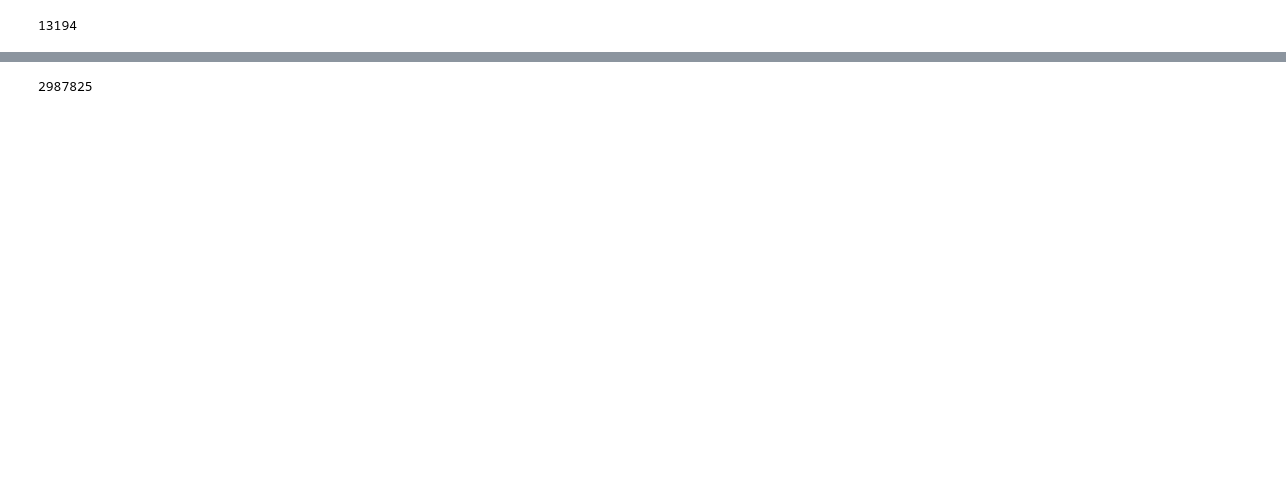
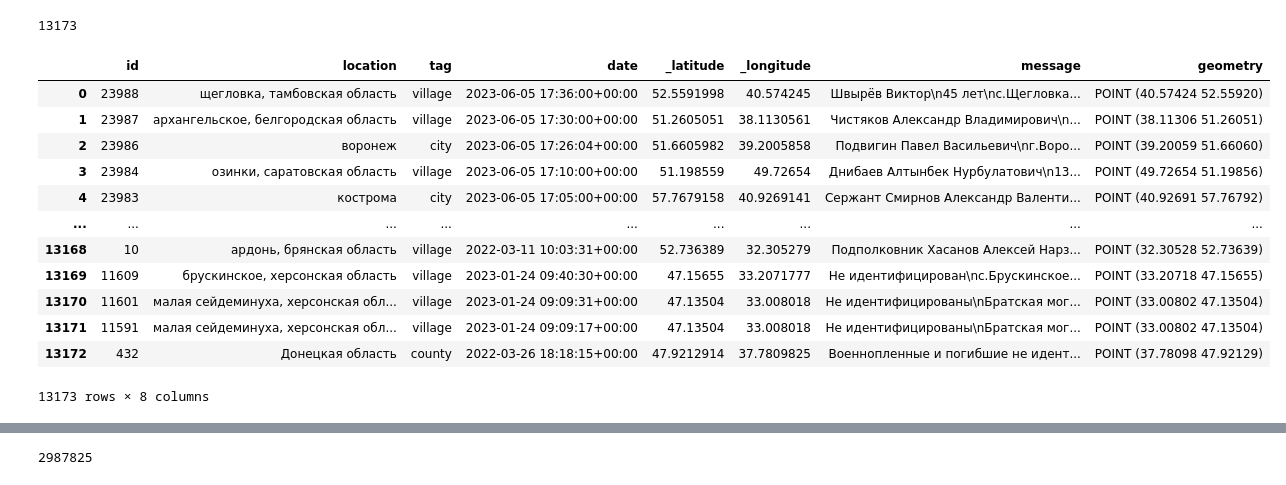
Before and after one commit to Solatrix/russian-fatalities-notebooks, a Jupyter notebook: notebooks/6. count_fatalities_per_Russian_region.ipynb, the cells around one changed output, grey strips where cells are left out. Drawn from its saved outputs; the diff is of its cells as text; code cells hidden in the pictures; blank space fills up the shorter version.

```diff
--- a/notebooks/6. count_fatalities_per_Russian_region.ipynb
+++ b/notebooks/6. count_fatalities_per_Russian_region.ipynb
@@ -4,12 +4,28 @@ import pandas as pd
 import time, calendar
 # %%
 polys = gpd.read_file("../shp/Russia_Regions_Shapefile.shp")
-geojson_path = "../geolocated_datasets/1686574174-geolocated-@poisk_in_ua.json"
+geojson_path = "../geolocated_datasets/1686574174R-geolocated-@poisk_in_ua.json"
 with open(geojson_path, encoding = "utf-8-sig") as geojson_file:
     points = gpd.read_file(geojson_file, driver ="GeoJSON")
     print(len(points))
 # %% [output]
-13194
+13173
+# %%
+points
+# %% [output]
+|  | id | location | tag | date | _latitude | _longitude | message | geometry |
+| 0 | 23988 | щегловка, тамбовская область | village | 2023-06-05 17:36:00+00:00 | 52.5591998 | 40.574245 | Швырёв Виктор\n45 лет\nс.Щегловка... | POINT (40.57424 52.55920) |
+| 1 | 23987 | архангельское, белгородская область | village | 2023-06-05 17:30:00+00:00 | 51.2605051 | 38.1130561 | Чистяков Александр Владимирович\n... | POINT (38.11306 51.26051) |
+| 2 | 23986 | воронеж | city | 2023-06-05 17:26:04+00:00 | 51.6605982 | 39.2005858 | Подвигин Павел Васильевич\nг.Воро... | POINT (39.20059 51.66060) |
+| 3 | 23984 | озинки, саратовская область | village | 2023-06-05 17:10:00+00:00 | 51.198559 | 49.72654 | Днибаев Алтынбек Нурбулатович\n13... | POINT (49.72654 51.19856) |
+| 4 | 23983 | кострома | city | 2023-06-05 17:05:00+00:00 | 57.7679158 | 40.9269141 | Сержант Смирнов Александр Валенти... | POINT (40.92691 57.76792) |
+| ... | ... | ... | ... | ... | ... | ... | ... | ... |
+| 13168 | 10 | ардонь, брянская область | village | 2022-03-11 10:03:31+00:00 | 52.736389 | 32.305279 | Подполковник Хасанов Алексей Нарз... | POINT (32.30528 52.73639) |
+| 13169 | 11609 | брускинское, херсонская область | village | 2023-01-24 09:40:30+00:00 | 47.15655 | 33.2071777 | Не идентифицирован\nс.Брускинское... | POINT (33.20718 47.15655) |
+| 13170 | 11601 | малая сейдеминуха, херсонская обл... | village | 2023-01-24 09:09:31+00:00 | 47.13504 | 33.008018 | Не идентифицированы\nБратская мог... | POINT (33.00802 47.13504) |
+| 13171 | 11591 | малая сейдеминуха, херсонская обл... | village | 2023-01-24 09:09:17+00:00 | 47.13504 | 33.008018 | Не идентифицированы\nБратская мог... | POINT (33.00802 47.13504) |
+| 13172 | 432 | Донецкая область | county | 2022-03-26 18:18:15+00:00 | 47.9212914 | 37.7809825 | Военнопленные и погибшие не идент... | POINT (37.78098 47.92129) |
+13173 rows × 8 columns
 # %%
 pointsInPolygon = gpd.sjoin(points, polys, how="right")
 # %%
```
Also changed, not shown: parts of 1 cell of this notebook, 16 other files.
